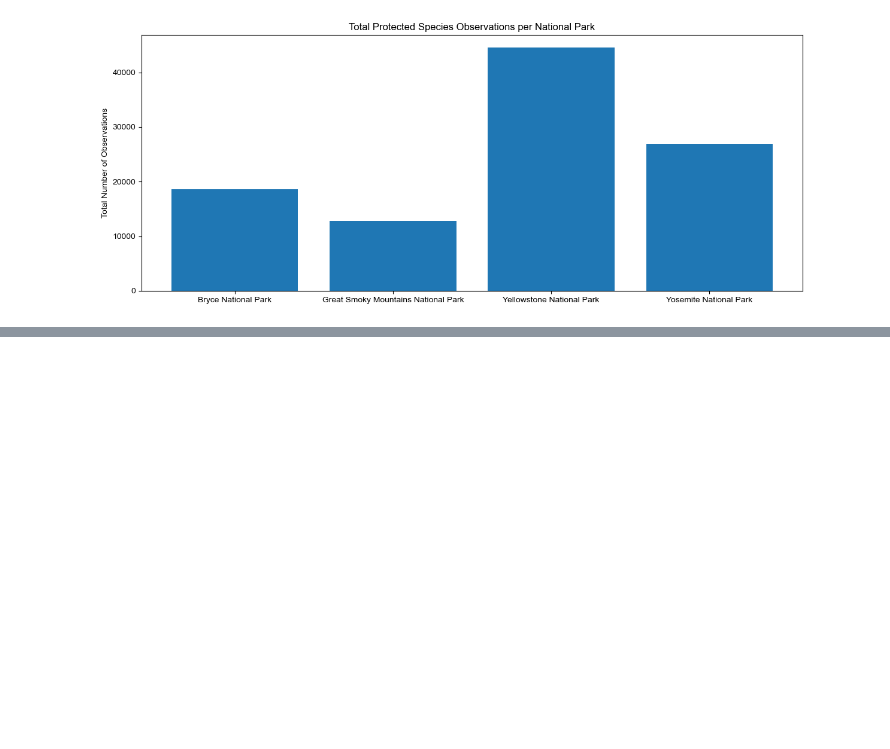
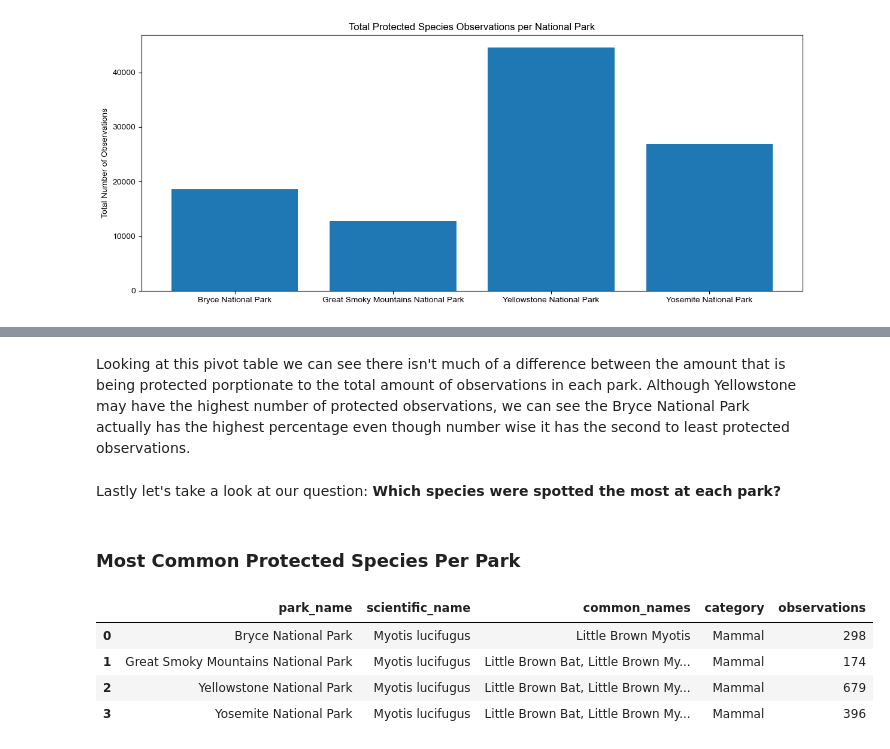
Before and after one commit to Kaitlan-Starchman/biodiversity-portfolio, a Jupyter notebook: biodiversity-portfolio-checkpoint.ipynb, the cells around one changed output, grey strips where cells are left out. Saved outputs shown, nothing was run; the diff lists cells and outputs as text; code cells hidden in the pictures; blank space fills up the shorter version.

```diff
--- a/biodiversity-portfolio-checkpoint.ipynb
+++ b/biodiversity-portfolio-checkpoint.ipynb
@@ -327,0 +357,24 @@ plt.show()
+# %% [markdown]
+Looking at this pivot table we can see there isn't much of a difference between the amount that is being protected porptionate to the total amount of observations in each park. Although Yellowstone may have the highest number of protected observations, we can see the Bryce National Park actually has the highest percentage even though number wise it has the second to least protected observations.
+# %% [markdown]
+Lastly let's take a look at our question: <b>Which species were spotted the most at each park?</b>
+# %%
+# Most common protected species per park
+protected = merged_df[merged_df.is_protected]
+most_common_protected = protected.groupby(['park_name', 'scientific_name', 'common_names', 'category'])['observations'].sum().reset_index()
+most_common_protected_species = most_common_protected.sort_values('observations', ascending=False).groupby('park_name').first().reset_index()
+
+# Most common unprotected species per park
+unprotected = merged_df[~merged_df.is_protected]
+most_common_unprotected = unprotected.groupby(['park_name', 'scientific_name', 'common_names', 'category'])['observations'].sum().reset_index()
+most_common_unprotected_species = most_common_unprotected.sort_values('observations', ascending=False).groupby('park_name').first().reset_index()
+# %% [markdown]
+### Most Common Protected Species Per Park
+# %%
+most_common_protected_species
+# %% [output]
+|  | park_name | scientific_name | common_names | category | observations |
+| 0 | Bryce National Park | Myotis lucifugus | Little Brown Myotis | Mammal | 298 |
+| 1 | Great Smoky Mountains National Park | Myotis lucifugus | Little Brown Bat, Little Brown My... | Mammal | 174 |
+| 2 | Yellowstone National Park | Myotis lucifugus | Little Brown Bat, Little Brown My... | Mammal | 679 |
+| 3 | Yosemite National Park | Myotis lucifugus | Little Brown Bat, Little Brown My... | Mammal | 396 |
```
Also changed, not shown: parts of 9 cells of this notebook.
